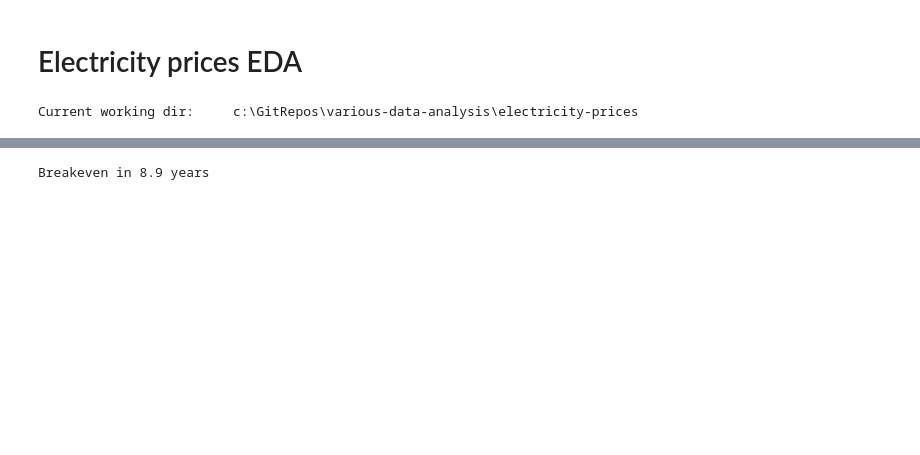
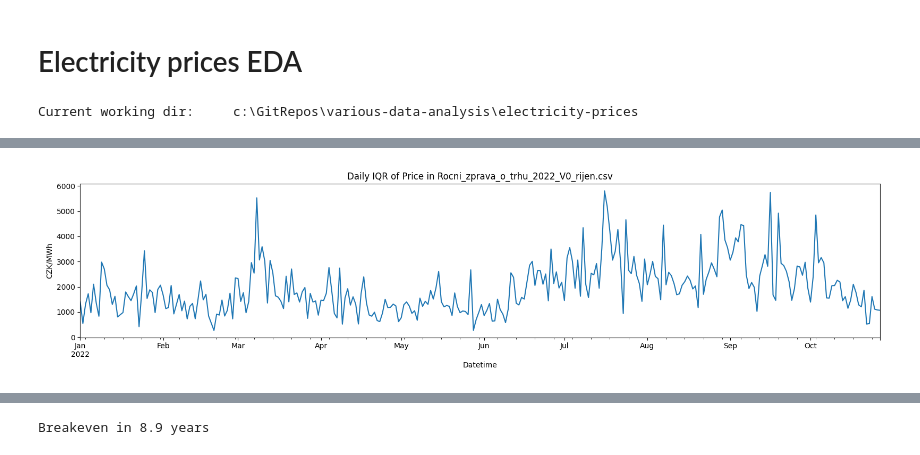
Before and after one commit to ronmarti/various-data-analysis, a Jupyter notebook: electricity-prices/exploratory-data-analysis.ipynb, the cells around one changed output, grey strips where cells are left out. Saved outputs shown, nothing was run; the diff lists cells and outputs as text; code cells hidden in the pictures; blank space fills up the shorter version.

```diff
--- a/electricity-prices/exploratory-data-analysis.ipynb
+++ b/electricity-prices/exploratory-data-analysis.ipynb
@@ -73,0 +100,11 @@ fig.tight_layout()
+# %%
+df_daily = df.groupby(by='day')
+intraday_price = df_daily.apply(lambda x: x['price'].quantile(0.75) - x['price'].quantile(0.25))
+fig, ax = plt.subplots(1, 1, figsize=(16, 4))
+intraday_price.plot(ax=ax)
+ax.set_title(f'Daily IQR of Price in {filename}')
+ax.set_xlabel('Datetime')
+ax.set_ylabel('CZK/MWh')
+fig.tight_layout()
+# %% [output]
+[figure, added]
```
Also changed, not shown: parts of 10 cells of this notebook, 1 other file.
